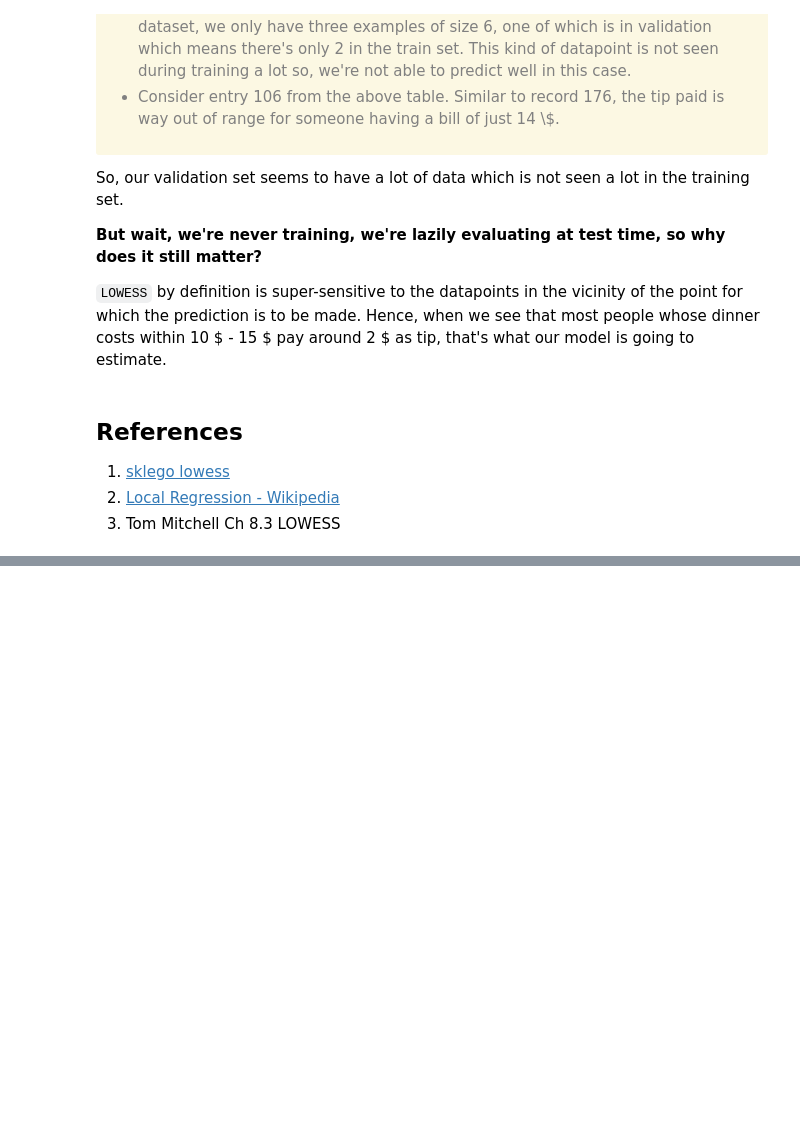
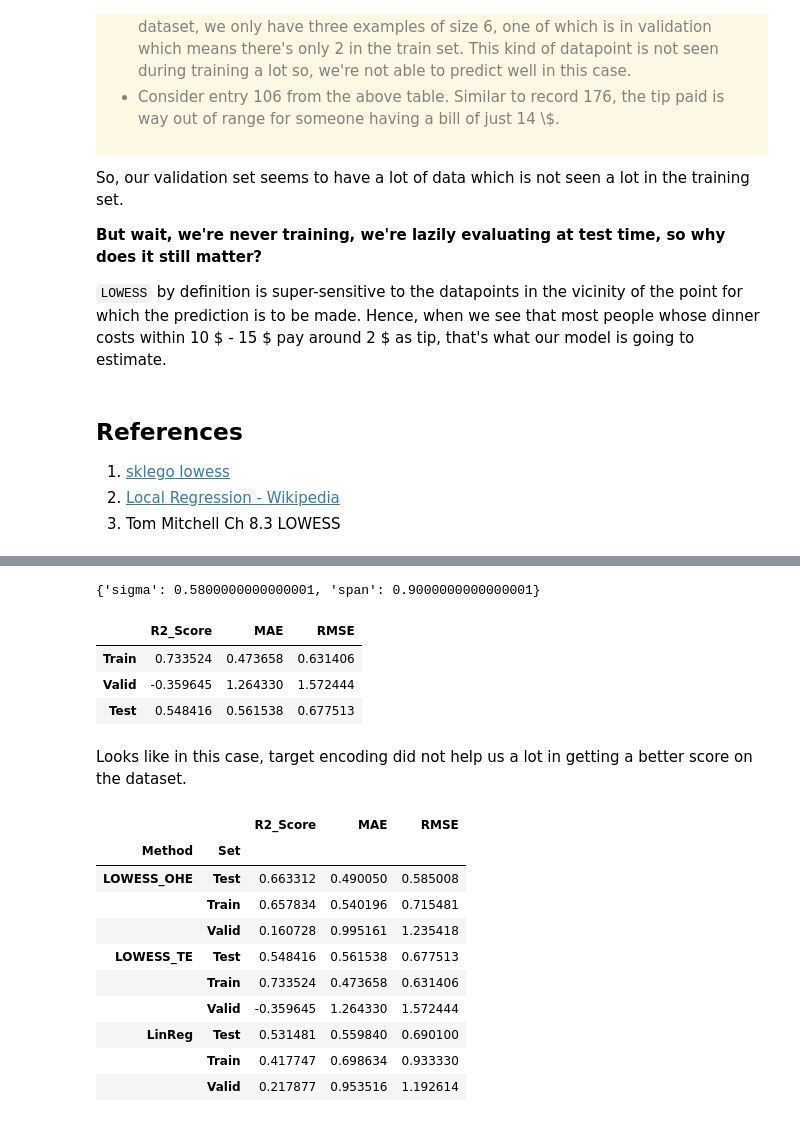
Before and after one commit to ElisonSherton/MTech_DSE_Sem2, a Jupyter notebook: ML/Assignment2/Group128_TipDataset.ipynb, the cells around one changed output, grey strips where cells are left out. Saved outputs shown, nothing was run; the diff lists cells and outputs as text; code cells hidden in the pictures; blank space fills up the shorter version.

Commit message:
Added appendix section in TipDataset problem

```diff
--- a/ML/Assignment2/Group128_TipDataset.ipynb
+++ b/ML/Assignment2/Group128_TipDataset.ipynb
@@ -581,0 +671,58 @@ There are several different ways of encoding Categorical Variables. We shall now
+# %%
+X_train, y_train = df_train_numeric, df_train.tip
+X_valid, y_valid = df_valid_numeric, df_valid.tip
+X_test, y_test = df_test_numeric, df_test.tip
+# %%
+estimator = LowessRegression()
+model = GridSearchCV(
+    estimator,
+    scoring="neg_root_mean_squared_error",
+    param_grid={"sigma": np.arange(0.1, 0.6, 0.02), "span": np.arange(0.1, 1, 0.2)},
+    cv=5,
+)
+model.fit(X_train, y_train);
+# %%
+model.best_estimator_.get_params()
+# %% [output]
+{'sigma': 0.5800000000000001, 'span': 0.9000000000000001}
+# %%
+train_metrics = get_metrics(X_train, y_train)
+valid_metrics = get_metrics(X_valid, y_valid)
+test_metrics = get_metrics(X_test, y_test)
+
+metrics_df_target_encoded = pd.DataFrame(
+    [train_metrics, valid_metrics, test_metrics],
+    index=["Train", "Valid", "Test"],
+    columns=["R2_Score", "MAE", "RMSE"],
+)
+
+metrics_df_target_encoded
+# %% [output]
+|  | R2_Score | MAE | RMSE |
+| Train | 0.733524 | 0.473658 | 0.631406 |
+| Valid | -0.359645 | 1.264330 | 1.572444 |
+| Test | 0.548416 | 0.561538 | 0.677513 |
+# %% [markdown]
+Looks like in this case, target encoding did not help us a lot in getting a better score on the dataset.
+# %%
+final_comparison = pd.concat(
+    [metrics_df, metrics_df_parametric, metrics_df_target_encoded]
+).reset_index()
+final_comparison.columns = ["Set", "R2_Score", "MAE", "RMSE"]
+final_comparison["Method"] = ["LOWESS_OHE"] * 3 + ["LinReg"] * 3 + ["LOWESS_TE"] * 3
+# %%
+# Just group the entries and restrucre them to get an aggregated view,
+# Note that since we only have one value for a method and set, mean will give us the same value, but for visualizaion it will be better
+final_comparison.groupby(by=["Method", "Set"]).mean()
+# %% [output]
+|  |  | R2_Score | MAE | RMSE |
+| Method | Set |  |  |  |
+| LOWESS_OHE | Test | 0.663312 | 0.490050 | 0.585008 |
+|  | Train | 0.657834 | 0.540196 | 0.715481 |
+|  | Valid | 0.160728 | 0.995161 | 1.235418 |
+| LOWESS_TE | Test | 0.548416 | 0.561538 | 0.677513 |
+|  | Train | 0.733524 | 0.473658 | 0.631406 |
+|  | Valid | -0.359645 | 1.264330 | 1.572444 |
+| LinReg | Test | 0.531481 | 0.559840 | 0.690100 |
+|  | Train | 0.417747 | 0.698634 | 0.933330 |
+|  | Valid | 0.217877 | 0.953516 | 1.192614 |
```
Also changed, not shown: parts of 20 cells of this notebook, 2 other files.
